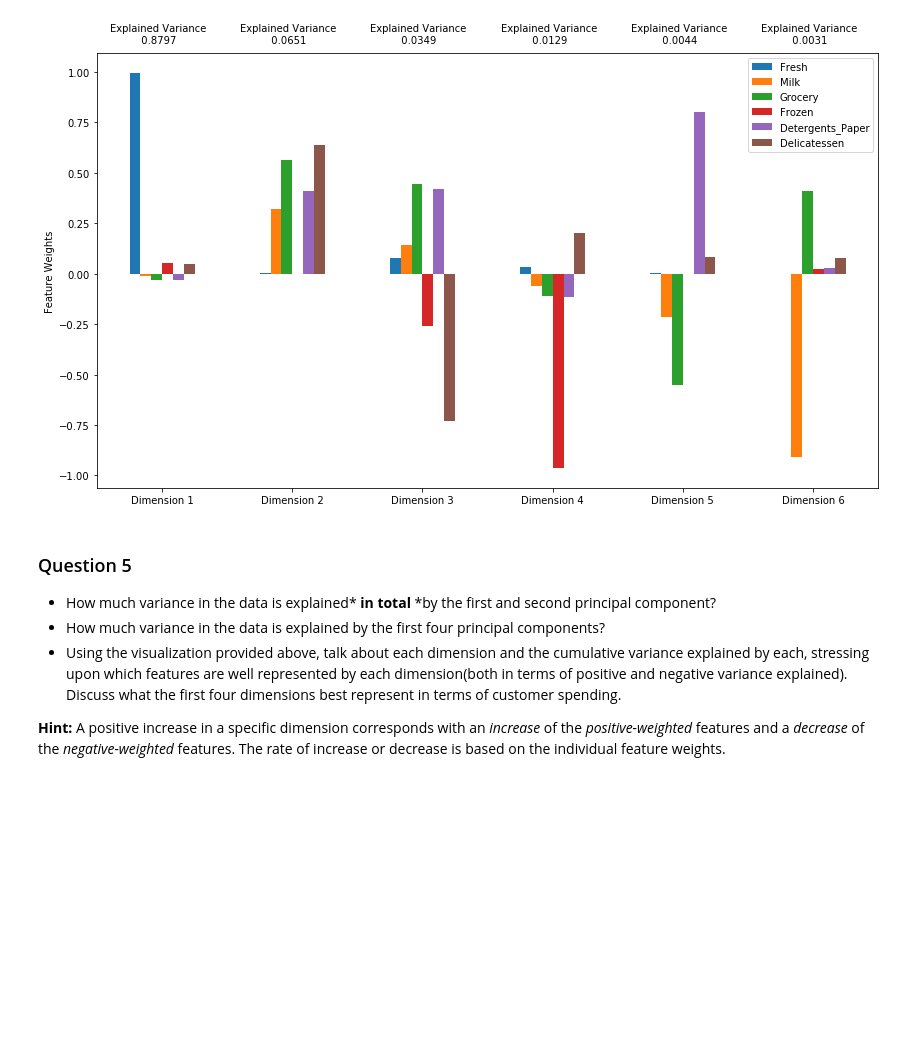
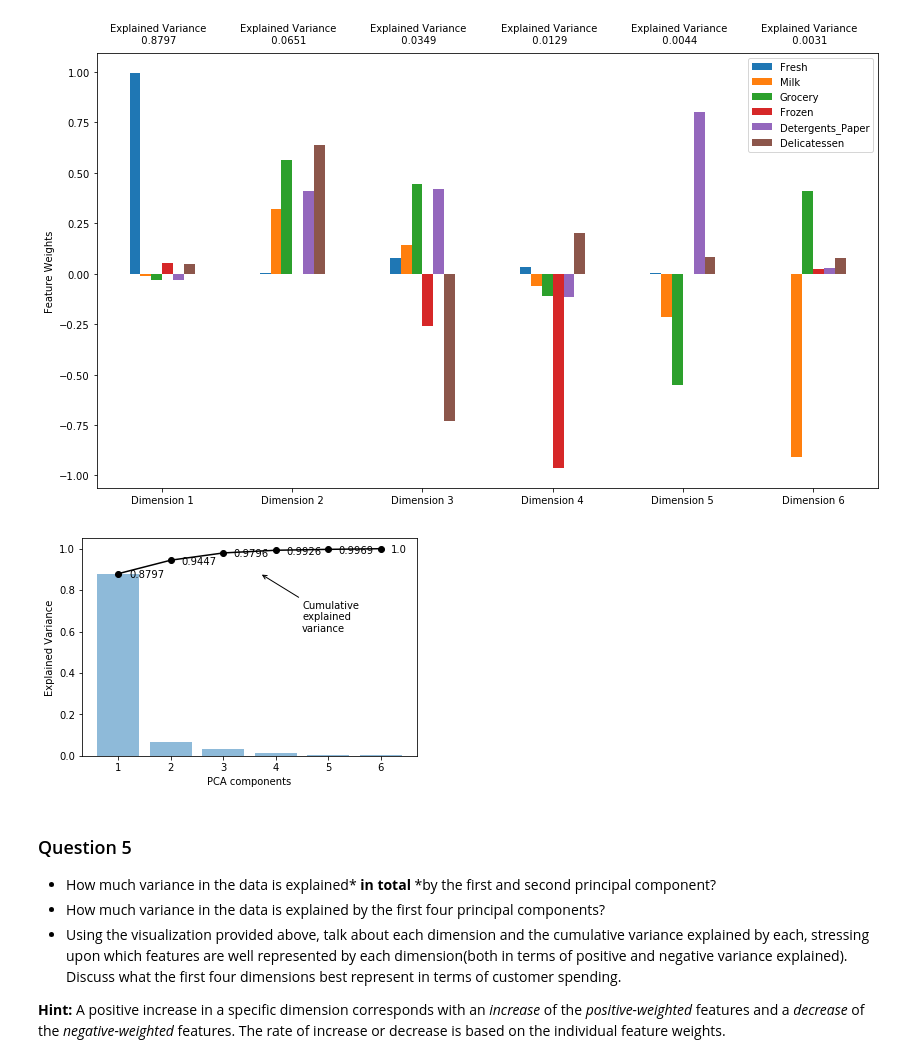
Before and after one commit to mengxinzhao/udacity-ml-ps-17, a Jupyter notebook: customer_segments/customer_segments.ipynb, the cells around one changed output. Drawn from its saved outputs; the diff is of its cells as text; code cells hidden in the pictures; blank space fills up the shorter version.

```diff
--- a/customer_segments/customer_segments.ipynb
+++ b/customer_segments/customer_segments.ipynb
@@ -512,6 +517,24 @@ pca_results = vs.pca_results(good_data, pca)
 # %% [output]
 [ 0.87967011  0.06505694  0.0349078   0.01294538  0.00436101  0.00305876]
 [figure]
+# %%
+# create an x-axis variable for each pca component
+import matplotlib.pyplot as plt
+x = np.arange(1,7)
+# plot the cumulative variance
+plt.plot(x, np.cumsum(pca.explained_variance_ratio_), '-o', color='black') # plot the components' variance
+plt.bar(x, pca.explained_variance_ratio_, align='center', alpha=0.5)
+# plot styling
+plt.ylim(0, 1.05)
+plt.annotate('Cumulative\nexplained\nvariance', xy=(3.7, .88), arrowprops=dict(arrowstyle='->'),xytext=(4.5,.6)  )
+for i,j in zip(x, np.cumsum(pca.explained_variance_ratio_)):
+    plt.annotate(str(j.round(4)),xy=(i+.2,j-.02))
+plt.xticks(range(1,7))
+plt.xlabel('PCA components')
+plt.ylabel('Explained Variance')
+plt.show()
+# %% [output]
+[figure, added]
 # %% [markdown]
 ### Question 5
 
```
Also changed, not shown: parts of 5 cells of this notebook.
